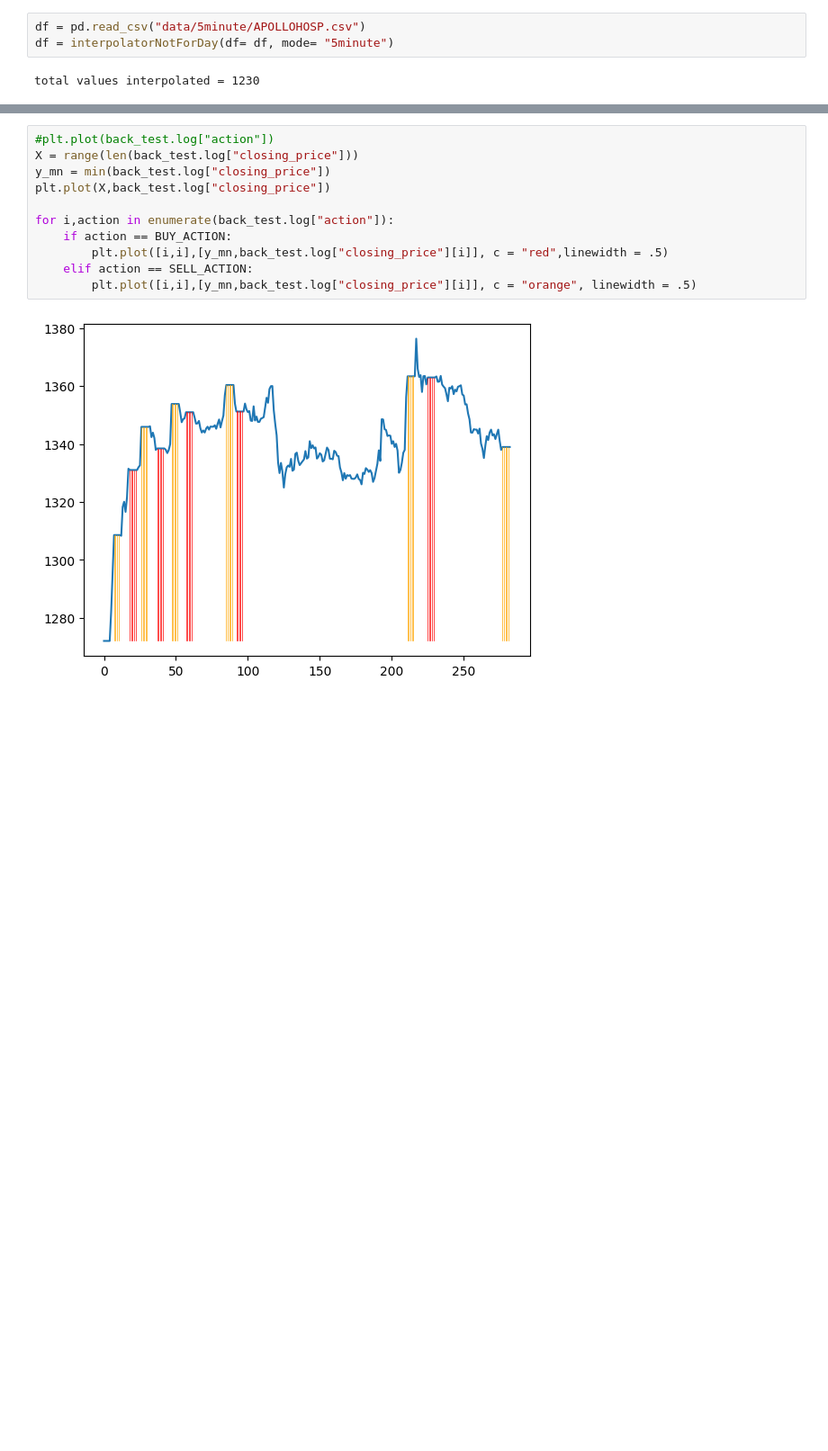
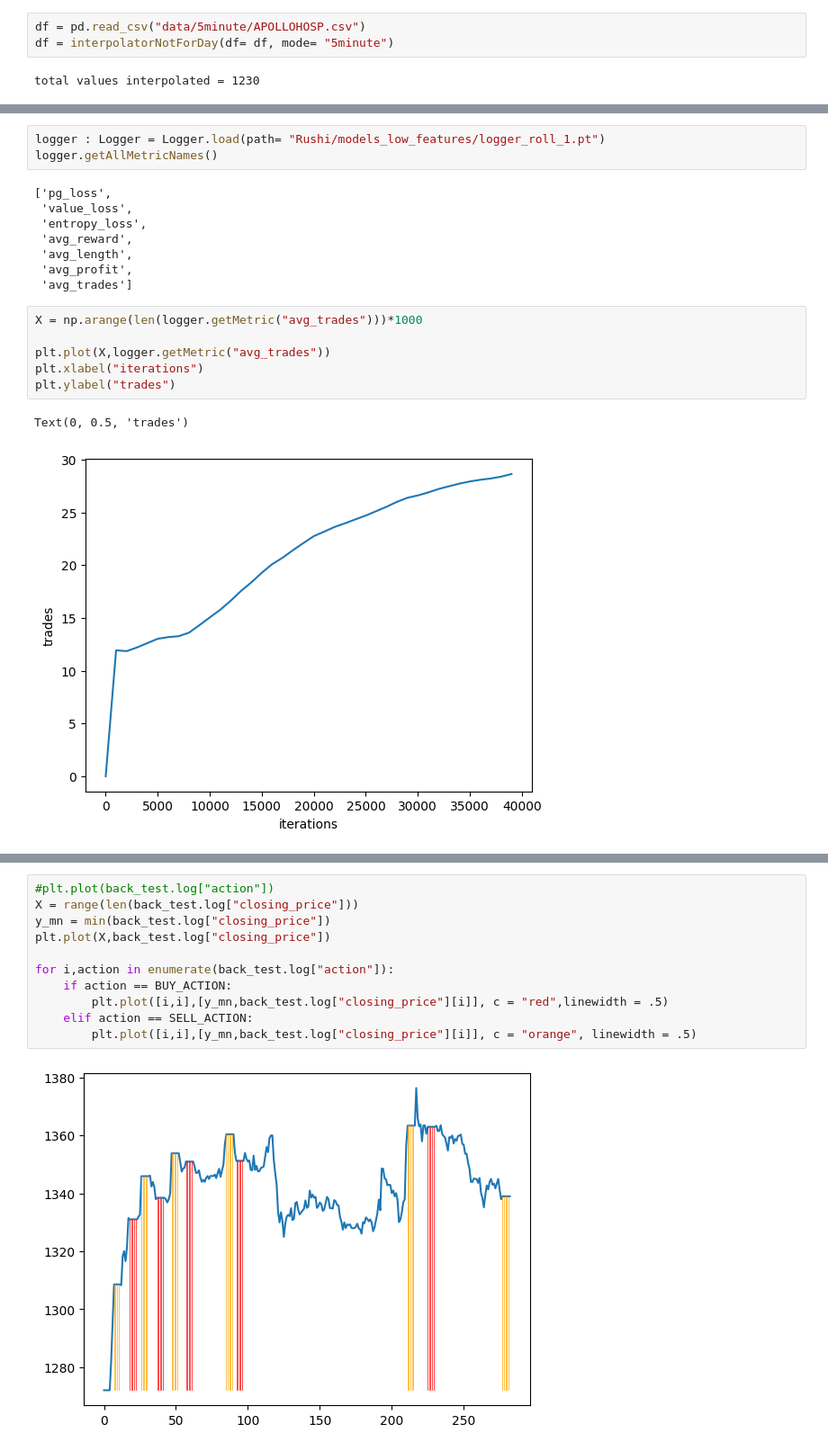
Before and after one commit to captanlevi/StockOverflow, a Jupyter notebook: ppoBook.ipynb, the cells around one changed output, grey strips where cells are left out. Shown at 90% size. Cells and saved outputs as stored; diff of their text form; blank space fills up the shorter version.

```diff
--- a/ppoBook.ipynb
+++ b/ppoBook.ipynb
@@ -154,0 +184,20 @@ KeyboardInterrupt:
+# %%
+logger : Logger = Logger.load(path= "Rushi/models_low_features/logger_roll_1.pt")
+logger.getAllMetricNames()
+# %% [output]
+['pg_loss',
+ 'value_loss',
+ 'entropy_loss',
+ 'avg_reward',
+ 'avg_length',
+ 'avg_profit',
+ 'avg_trades']
+# %%
+X = np.arange(len(logger.getMetric("avg_trades")))*1000
+
+plt.plot(X,logger.getMetric("avg_trades"))
+plt.xlabel("iterations")
+plt.ylabel("trades")
+# %% [output]
+Text(0, 0.5, 'trades')
+[figure, added]
```
Also changed, not shown: parts of 17 cells of this notebook, 21 other files.
